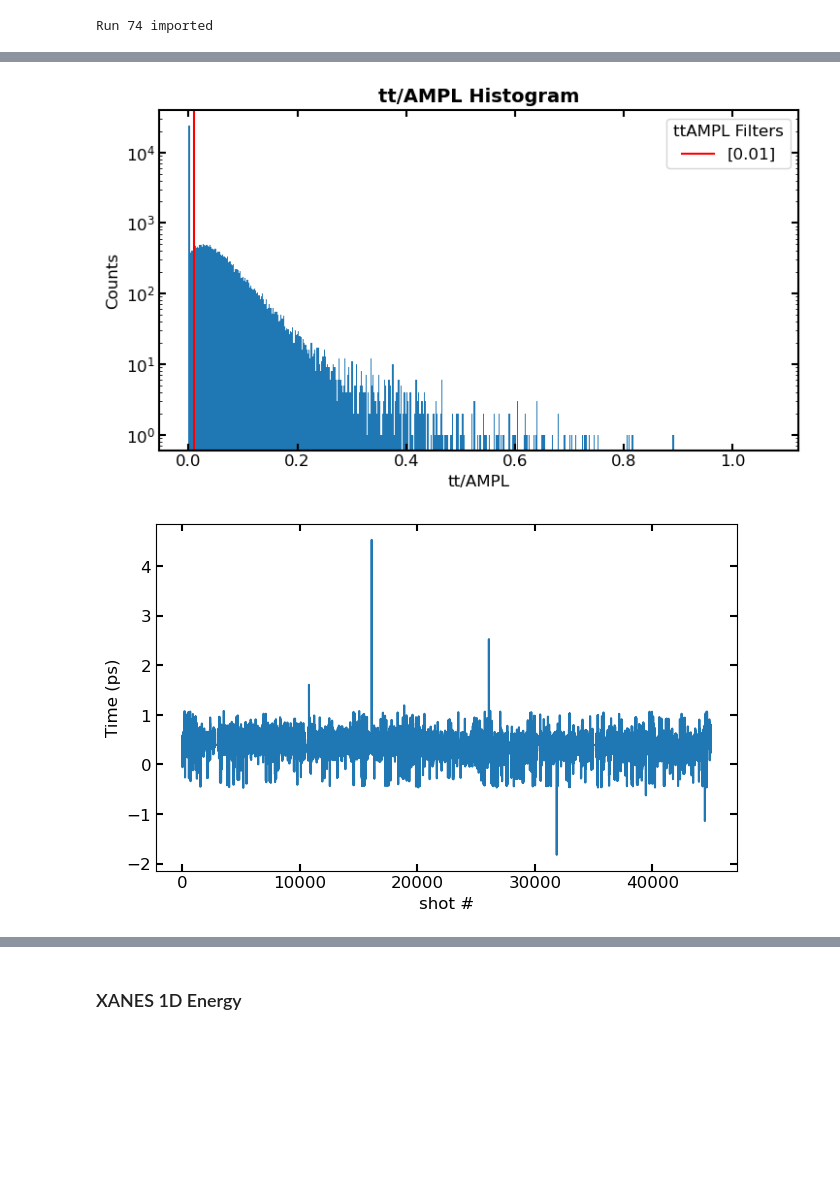
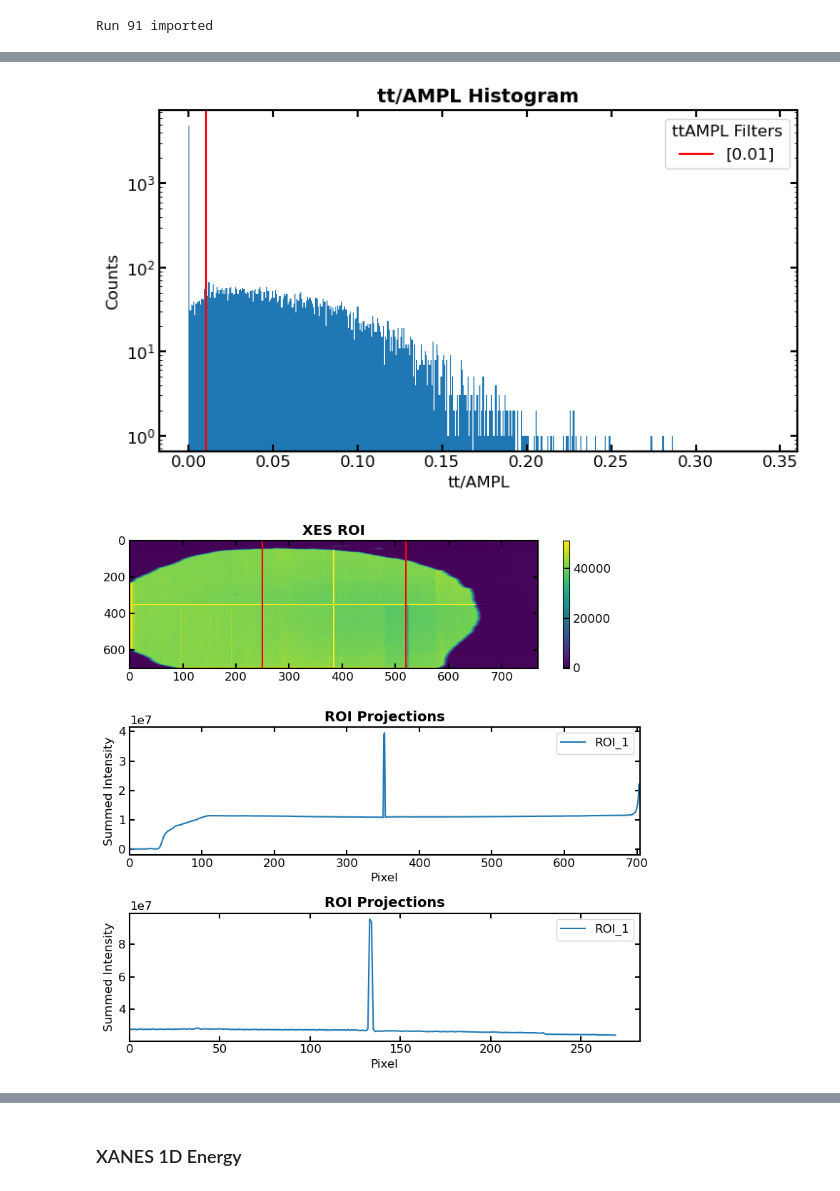
Before and after one commit to lg345/XSpect, a Jupyter notebook: XSpect_XAS_1Denergy.ipynb, the cells around one changed output, grey strips where cells are left out. Drawn from its saved outputs; the diff is of its cells as text; code cells hidden in the pictures; blank space fills up the shorter version.

```diff
--- a/XSpect_XAS_1Denergy.ipynb
+++ b/XSpect_XAS_1Denergy.ipynb
@@ -25,19 +23,14 @@ ModuleNotFoundError: No module named 'psana'
 # %%
-run = 74
-exp = 'xcs101237825'
-keys=['epicsUser/dccm_E', 'epicsUser/dccm_E_setpoint', 'tt/ttCorr','epics/lxt', 'enc/lasDelay' , 'ipm4/sum','tt/AMPL']
-names=['ccm','ccm_E_setpoint','time_tool_correction','lxt'  ,'encoder','ipm', 'time_tool_ampl']
-
-# pdf = PdfPages("output.pdf")
+run = 91
+exp = 'xcs101572326'
+keys=['epicsUser/dccm_E', 'epicsUser/dccm_E_setpoint', 'tt/ttCorr','epics/lxt', 'enc/lasDelay' , 'ipm4/sum','tt/AMPL', 'epix_2/ROI_area']
+names=['ccm','ccm_E_setpoint','time_tool_correction','lxt'  ,'encoder','ipm', 'time_tool_ampl', 'epix']
 
 d = dt.diagnostics(run, exp, keys, names)
 
-ipm_thres = [500]
+ipm_thres = [1000]
 
 d.ipm_histogram(ipm_thres)
-
-# figx = plt.gcf()
-# pdf.savefig(figx)
 
 tt_thres = [0.01]
 
@@ -47,25 +40,26 @@ d.ttAMPL_histogram(tt_thres)
 
 nshots = 1000
 
-# adu_thres = [3.5]
+# adu_thres = [6]
 # d.adu_histogram(nshots, adu_thres)
 
-# ka_roi_d = [270, 300]
-# kb_roi_d = [180, 220]
+ka_roi_d = [250, 520]
+kb_roi_d = [180, 220]
 
-# d.detector_sum_ROI(ka_roi_d, kb_roi_d)
+d.detector_sum_ROI(ka_roi_d)
 
-# ka_roi = [100, 120]
-# kb_roi = [15, 55]
+# d.xas_ROI(nshots, horiz_limits=[10, 360], vert_limits=[20,340])
 
-# d.xes_ROI(nshots, ka_limits = ka_roi, kb_limits = kb_roi, angle = 0)
-
-# d.xes_ROI(nshots, ka_limits = ka_roi, kb_limits = kb_roi, angle = 1.4)
-
-delay = d.h5[d.datadict['time_tool_correction']][:] + d.h5[d.datadict['lxt']][:]*1e12 + d.h5[d.datadict['encoder']][:]
+delay = d.h5[d.datadict['time_tool_correction']][:] + d.h5[d.datadict['encoder']][:]
 
 plt.plot(delay)
 plt.ylabel('Time (ps)')
+# plt.ylim([0, 5])
+plt.xlabel('shot #')
+plt.show()
+
+plt.plot(d.h5[d.datadict['lxt']][:])
+plt.ylabel('lxt (ps)')
 # plt.ylim([0, 5])
 plt.xlabel('shot #')
 plt.show()
@@ -77,4 +71,4 @@ plt.show()
 
 # pdf.close()
 # %% [output]
-Run 74 imported
+Run 91 imported
@@ -82,2 +76,2 @@ Run 74 imported
-[figure, old version]
+[figure, new version]
-[figure, old version]
+[figure, new version]
```
Also changed, not shown: parts of 16 cells of this notebook, 15 other files.
